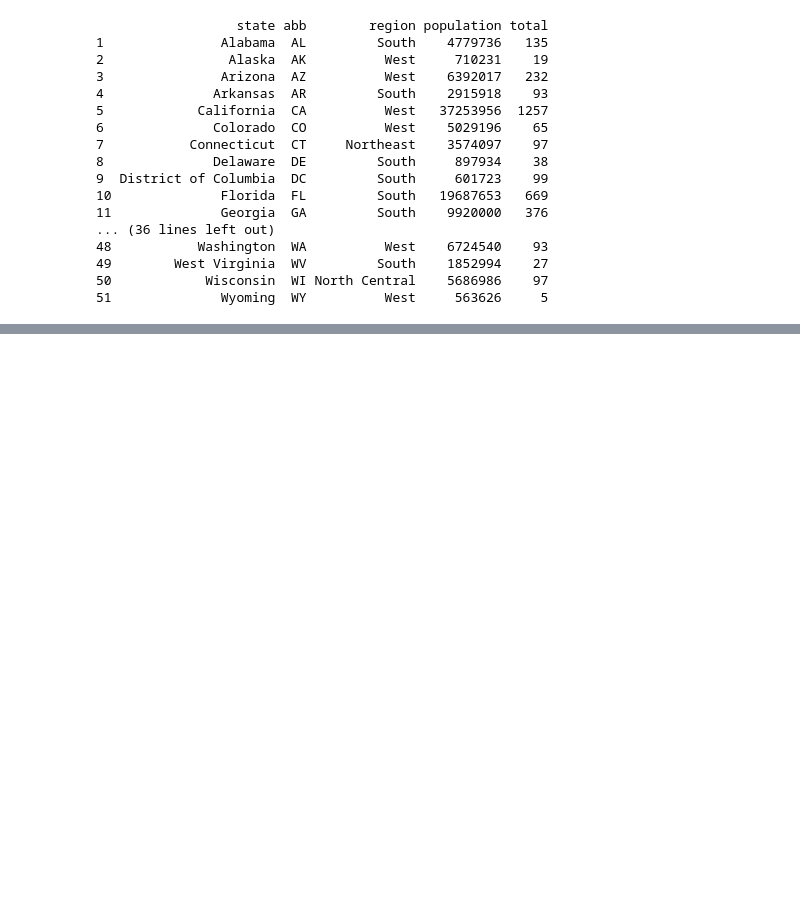
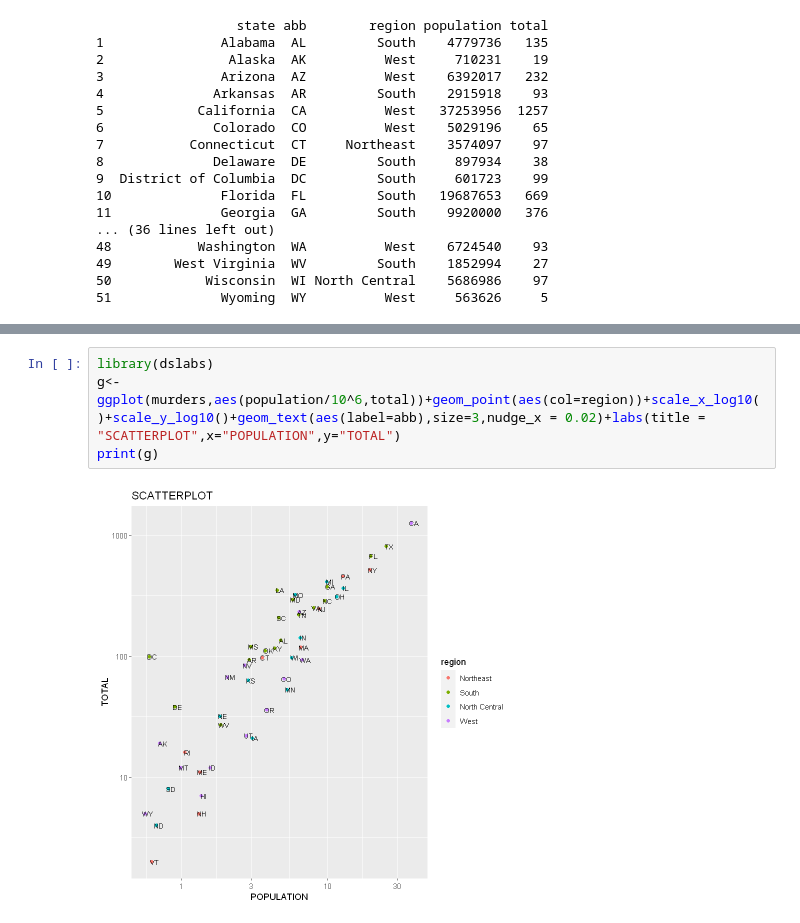
Before and after one commit to srupat/ds-lab, a Jupyter notebook: lab.ipynb, the cells around one changed output, grey strips where cells are left out. Cells and saved outputs as stored; diff of their text form; blank space fills up the shorter version.

```diff
--- a/lab.ipynb
+++ b/lab.ipynb
@@ -156,0 +198,6 @@ print(m)
+# %%
+library(dslabs)
+g<-ggplot(murders,aes(population/10^6,total))+geom_point(aes(col=region))+scale_x_log10()+scale_y_log10()+geom_text(aes(label=abb),size=3,nudge_x = 0.02)+labs(title = "SCATTERPLOT",x="POPULATION",y="TOTAL")
+print(g)
+# %% [output]
+[figure, added]
```
Also changed, not shown: parts of 5 cells of this notebook, 1 other file.
